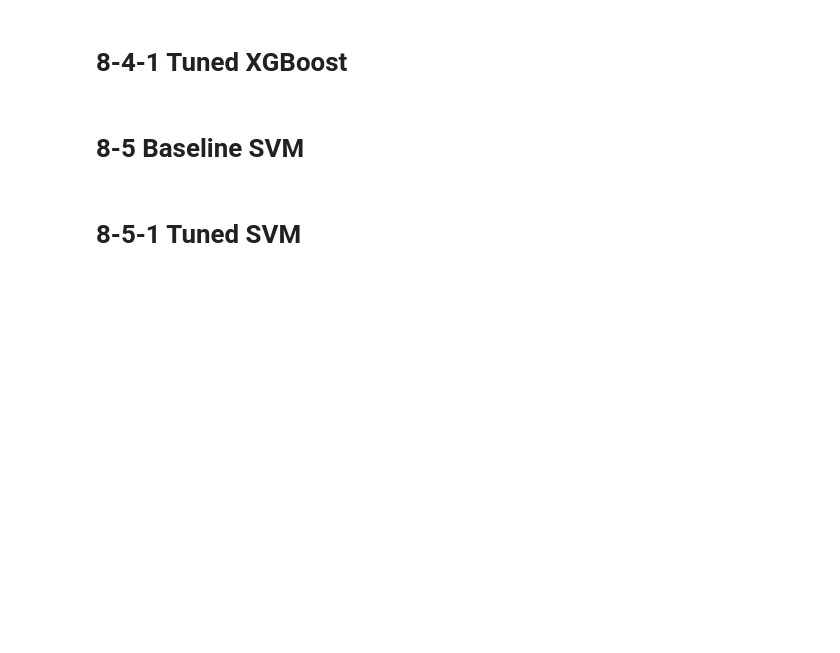
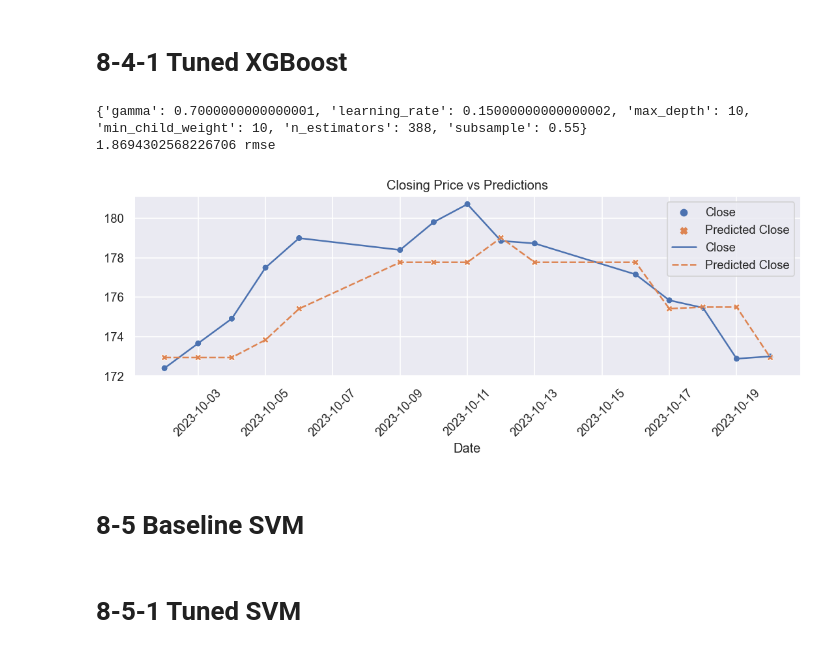
Before and after one commit to praxitelisk/FinancialDashboard, a Jupyter notebook: stock-price-regression-modelling-exp1-0.ipynb, the cells around one changed output. Drawn from its saved outputs; the diff is of its cells as text; code cells hidden in the pictures; blank space fills up the shorter version.

```diff
--- a/stock-price-regression-modelling-exp1-0.ipynb
+++ b/stock-price-regression-modelling-exp1-0.ipynb
@@ -983,34 +997,38 @@ def xgboost_tuning(train_set, validation_set, test_set):
     test_data = test_set
     y_pred = (y_pred * train_data['Close'].std()) + train_data['Close'].mean()
     y_test = test_data['target']
 
     # Calculate RMSE
     rmse = np.sqrt(mean_squared_error(y_test, y_pred))
     print("{} rmse".format(rmse))
 
 
     #plot Close and predicted Close price
     plot_df = pd.DataFrame({'Date': test_data.index,
                        'Close': test_data['target'],
                        'Predicted Close': y_pred
                            })
 
 
     my_plot = sns.set(rc={'figure.figsize':(11, 3)})
     plt.figure()
     my_plot = sns.scatterplot(plot_df)
     my_plot = sns.lineplot(plot_df)
     my_plot.set_xticklabels(my_plot.get_xticklabels(), rotation=45)
     my_plot.set(title='Closing Price vs Predictions')
 
 
     # Save the model performance and model name
     df_model_performances.loc["XGBoost_tuned"] = rmse
 
 
     return final_model, rmse
 
-xgboost_model_tuned, xgboost_tuned_rmse = xgboost_tuning(train_set, validation_set, test_set)
+xgb_model_tuned, xgboost_tuned_rmse = xgboost_tuning(train_set.copy(), validation_set.copy(), test_set.copy())
+# %% [output]
+{'gamma': 0.7000000000000001, 'learning_rate': 0.15000000000000002, 'max_depth': 10, 'min_child_weight': 10, 'n_estimators': 388, 'subsample': 0.55}
+1.8694302568226706 rmse
+[figure, added]
 # %% [markdown]
 # 8-5 Baseline SVM
 # %%
```
Also changed, not shown: parts of 22 cells of this notebook.
